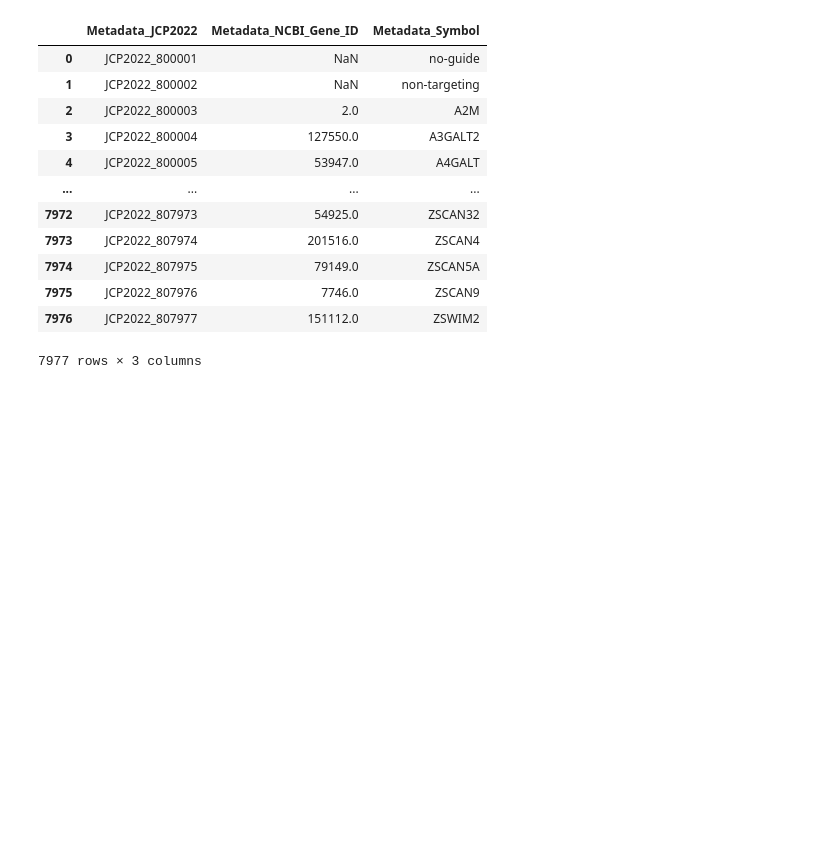
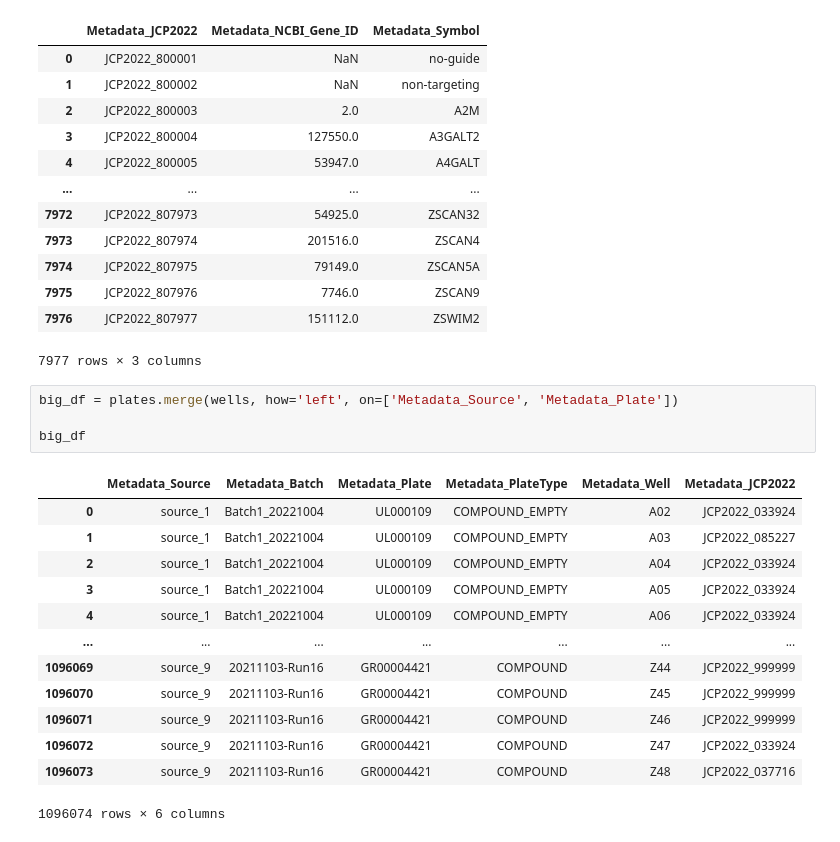
Before and after one commit to Craven-Biostat-Lab/morphology-prediction, a Jupyter notebook: data-loading.ipynb, the cells around one changed output. Drawn from its saved outputs; the diff is of its cells as text; blank space fills up the shorter version.

```diff
--- a/data-loading.ipynb
+++ b/data-loading.ipynb
@@ -92,3 +92,21 @@ crispr
 | 7975 | JCP2022_807976 | 7746.0 | ZSCAN9 |
 | 7976 | JCP2022_807977 | 151112.0 | ZSWIM2 |
 7977 rows × 3 columns
+# %%
+big_df = plates.merge(wells, how='left', on=['Metadata_Source', 'Metadata_Plate'])
+
+big_df
+# %% [output]
+|  | Metadata_Source | Metadata_Batch | Metadata_Plate | Metadata_PlateType | Metadata_Well | Metadata_JCP2022 |
+| 0 | source_1 | Batch1_20221004 | UL000109 | COMPOUND_EMPTY | A02 | JCP2022_033924 |
+| 1 | source_1 | Batch1_20221004 | UL000109 | COMPOUND_EMPTY | A03 | JCP2022_085227 |
+| 2 | source_1 | Batch1_20221004 | UL000109 | COMPOUND_EMPTY | A04 | JCP2022_033924 |
+| 3 | source_1 | Batch1_20221004 | UL000109 | COMPOUND_EMPTY | A05 | JCP2022_033924 |
+| 4 | source_1 | Batch1_20221004 | UL000109 | COMPOUND_EMPTY | A06 | JCP2022_033924 |
+| ... | ... | ... | ... | ... | ... | ... |
+| 1096069 | source_9 | 20211103-Run16 | GR00004421 | COMPOUND | Z44 | JCP2022_999999 |
+| 1096070 | source_9 | 20211103-Run16 | GR00004421 | COMPOUND | Z45 | JCP2022_999999 |
+| 1096071 | source_9 | 20211103-Run16 | GR00004421 | COMPOUND | Z46 | JCP2022_999999 |
+| 1096072 | source_9 | 20211103-Run16 | GR00004421 | COMPOUND | Z47 | JCP2022_033924 |
+| 1096073 | source_9 | 20211103-Run16 | GR00004421 | COMPOUND | Z48 | JCP2022_037716 |
+1096074 rows × 6 columns
```
Also changed, not shown: parts of 15 cells of this notebook.
